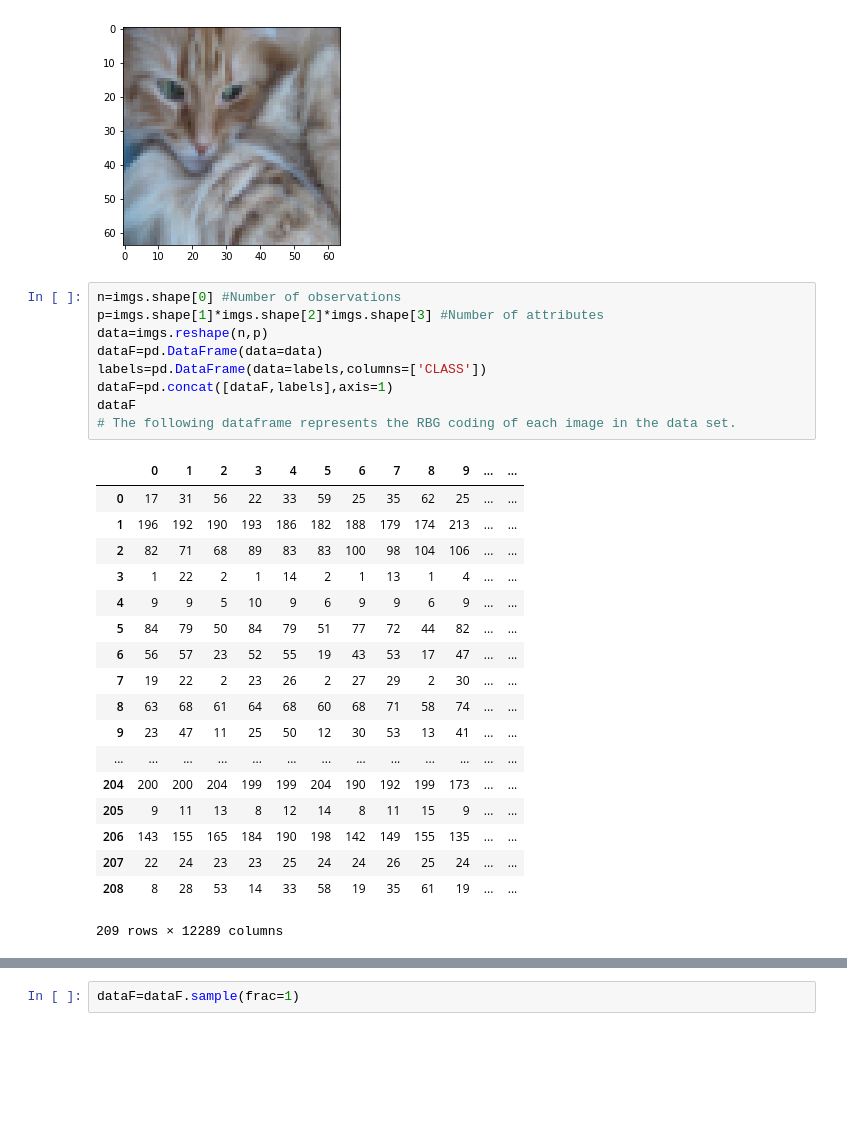
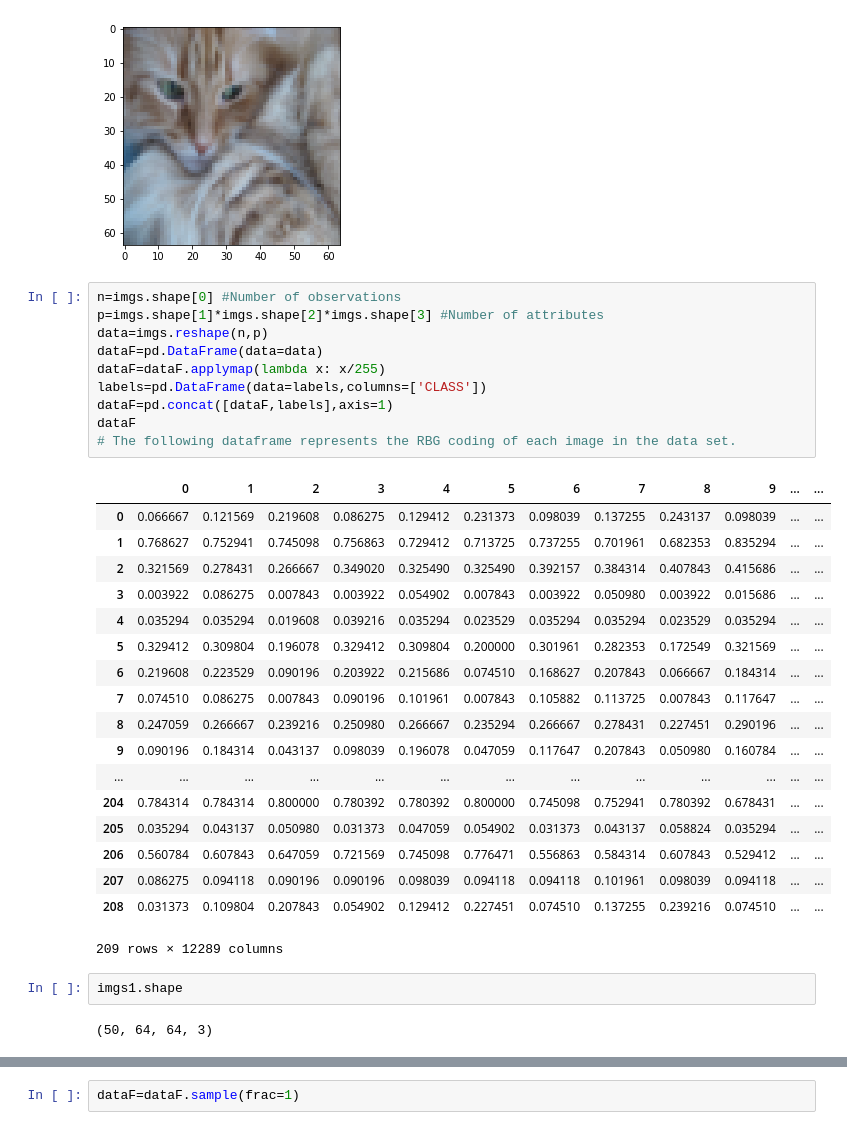
Before and after one commit to YoussefEssDS/ML-classic-problems-with-Python, a Jupyter notebook: Cat Vs. Not Cat Image Classification (Multilayer NN).ipynb, the cells around one changed output, grey strips where cells are left out. Cells and saved outputs as stored; diff of their text form; blank space fills up the shorter version.

```diff
--- a/Cat Vs. Not Cat Image Classification (Multilayer NN).ipynb
+++ b/Cat Vs. Not Cat Image Classification (Multilayer NN).ipynb
@@ -42,28 +57,33 @@ b'cat'
 # %%
 n=imgs.shape[0] #Number of observations
 p=imgs.shape[1]*imgs.shape[2]*imgs.shape[3] #Number of attributes
 data=imgs.reshape(n,p)
 dataF=pd.DataFrame(data=data)
+dataF=dataF.applymap(lambda x: x/255)
 labels=pd.DataFrame(data=labels,columns=['CLASS'])
 dataF=pd.concat([dataF,labels],axis=1)
 dataF
 # The following dataframe represents the RBG coding of each image in the data set.
 # %% [output]
 |  | 0 | 1 | 2 | 3 | 4 | 5 | 6 | 7 | 8 | 9 | ... | ... |
-| 0 | 17 | 31 | 56 | 22 | 33 | 59 | 25 | 35 | 62 | 25 | ... | ... |
-| 1 | 196 | 192 | 190 | 193 | 186 | 182 | 188 | 179 | 174 | 213 | ... | ... |
-| 2 | 82 | 71 | 68 | 89 | 83 | 83 | 100 | 98 | 104 | 106 | ... | ... |
-| 3 | 1 | 22 | 2 | 1 | 14 | 2 | 1 | 13 | 1 | 4 | ... | ... |
-| 4 | 9 | 9 | 5 | 10 | 9 | 6 | 9 | 9 | 6 | 9 | ... | ... |
-| 5 | 84 | 79 | 50 | 84 | 79 | 51 | 77 | 72 | 44 | 82 | ... | ... |
-| 6 | 56 | 57 | 23 | 52 | 55 | 19 | 43 | 53 | 17 | 47 | ... | ... |
-| 7 | 19 | 22 | 2 | 23 | 26 | 2 | 27 | 29 | 2 | 30 | ... | ... |
-| 8 | 63 | 68 | 61 | 64 | 68 | 60 | 68 | 71 | 58 | 74 | ... | ... |
-| 9 | 23 | 47 | 11 | 25 | 50 | 12 | 30 | 53 | 13 | 41 | ... | ... |
+| 0 | 0.066667 | 0.121569 | 0.219608 | 0.086275 | 0.129412 | 0.231373 | 0.098039 | 0.137255 | 0.243137 | 0.098039 | ... | ... |
+| 1 | 0.768627 | 0.752941 | 0.745098 | 0.756863 | 0.729412 | 0.713725 | 0.737255 | 0.701961 | 0.682353 | 0.835294 | ... | ... |
+| 2 | 0.321569 | 0.278431 | 0.266667 | 0.349020 | 0.325490 | 0.325490 | 0.392157 | 0.384314 | 0.407843 | 0.415686 | ... | ... |
+| 3 | 0.003922 | 0.086275 | 0.007843 | 0.003922 | 0.054902 | 0.007843 | 0.003922 | 0.050980 | 0.003922 | 0.015686 | ... | ... |
+| 4 | 0.035294 | 0.035294 | 0.019608 | 0.039216 | 0.035294 | 0.023529 | 0.035294 | 0.035294 | 0.023529 | 0.035294 | ... | ... |
+| 5 | 0.329412 | 0.309804 | 0.196078 | 0.329412 | 0.309804 | 0.200000 | 0.301961 | 0.282353 | 0.172549 | 0.321569 | ... | ... |
+| 6 | 0.219608 | 0.223529 | 0.090196 | 0.203922 | 0.215686 | 0.074510 | 0.168627 | 0.207843 | 0.066667 | 0.184314 | ... | ... |
+| 7 | 0.074510 | 0.086275 | 0.007843 | 0.090196 | 0.101961 | 0.007843 | 0.105882 | 0.113725 | 0.007843 | 0.117647 | ... | ... |
+| 8 | 0.247059 | 0.266667 | 0.239216 | 0.250980 | 0.266667 | 0.235294 | 0.266667 | 0.278431 | 0.227451 | 0.290196 | ... | ... |
+| 9 | 0.090196 | 0.184314 | 0.043137 | 0.098039 | 0.196078 | 0.047059 | 0.117647 | 0.207843 | 0.050980 | 0.160784 | ... | ... |
 | ... | ... | ... | ... | ... | ... | ... | ... | ... | ... | ... | ... | ... |
-| 204 | 200 | 200 | 204 | 199 | 199 | 204 | 190 | 192 | 199 | 173 | ... | ... |
-| 205 | 9 | 11 | 13 | 8 | 12 | 14 | 8 | 11 | 15 | 9 | ... | ... |
-| 206 | 143 | 155 | 165 | 184 | 190 | 198 | 142 | 149 | 155 | 135 | ... | ... |
-| 207 | 22 | 24 | 23 | 23 | 25 | 24 | 24 | 26 | 25 | 24 | ... | ... |
-| 208 | 8 | 28 | 53 | 14 | 33 | 58 | 19 | 35 | 61 | 19 | ... | ... |
+| 204 | 0.784314 | 0.784314 | 0.800000 | 0.780392 | 0.780392 | 0.800000 | 0.745098 | 0.752941 | 0.780392 | 0.678431 | ... | ... |
+| 205 | 0.035294 | 0.043137 | 0.050980 | 0.031373 | 0.047059 | 0.054902 | 0.031373 | 0.043137 | 0.058824 | 0.035294 | ... | ... |
+| 206 | 0.560784 | 0.607843 | 0.647059 | 0.721569 | 0.745098 | 0.776471 | 0.556863 | 0.584314 | 0.607843 | 0.529412 | ... | ... |
+| 207 | 0.086275 | 0.094118 | 0.090196 | 0.090196 | 0.098039 | 0.094118 | 0.094118 | 0.101961 | 0.098039 | 0.094118 | ... | ... |
+| 208 | 0.031373 | 0.109804 | 0.207843 | 0.054902 | 0.129412 | 0.227451 | 0.074510 | 0.137255 | 0.239216 | 0.074510 | ... | ... |
 209 rows × 12289 columns
+# %%
+imgs1.shape
+# %% [output]
+(50, 64, 64, 3)
```
Also changed, not shown: parts of 18 cells of this notebook, 1 other file.
